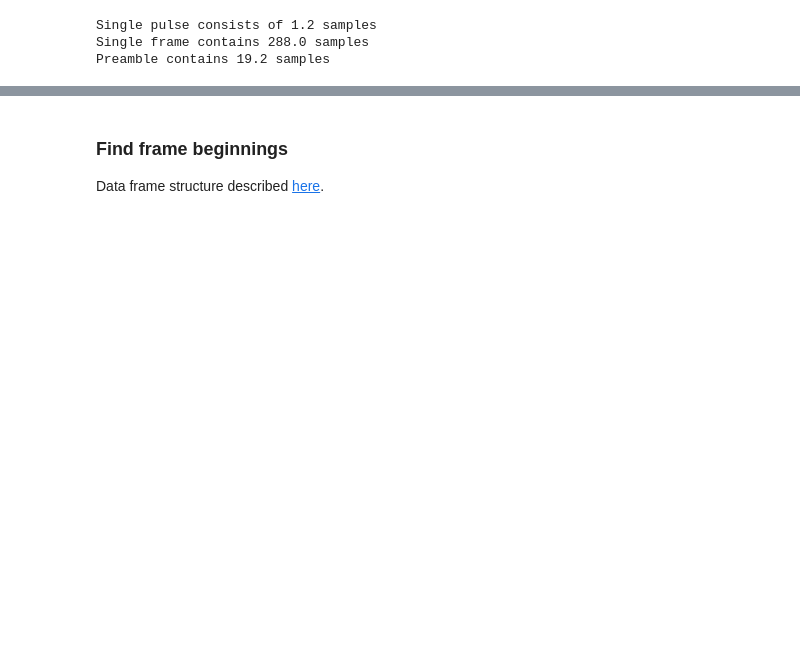
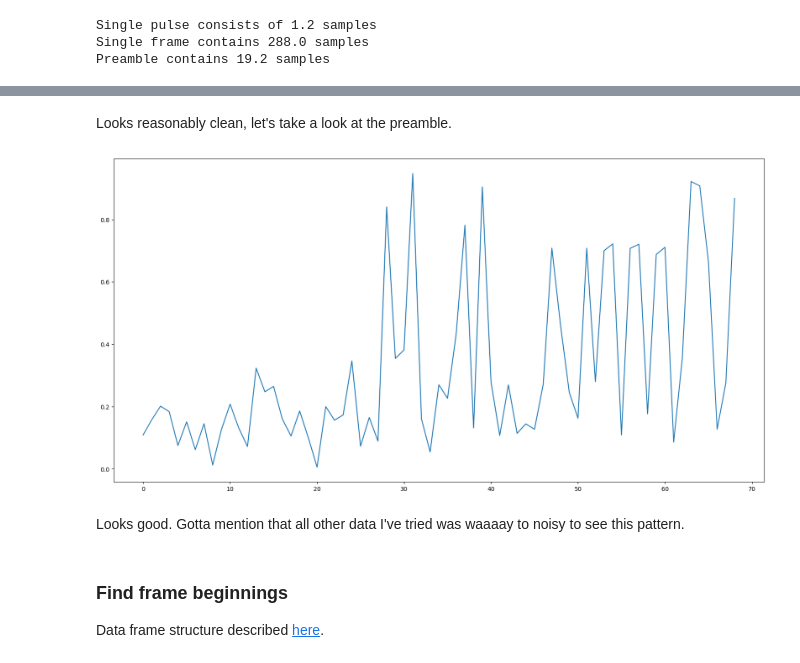
Before and after one commit to enthyp/SDR, a Jupyter notebook: ADS-B.ipynb, the cells around one changed output, grey strips where cells are left out. Saved outputs shown, nothing was run; the diff lists cells and outputs as text; code cells hidden in the pictures; blank space fills up the shorter version.

```diff
--- a/ADS-B.ipynb
+++ b/ADS-B.ipynb
@@ -56,3 +54,11 @@ plot_signals([np.abs(iq_samples)], start=start, width=width)
+# %% [markdown]
+Looks reasonably clean, let's take a look at the preamble.
+# %%
+plot_signals([adsb_signal], start=start+50, width=int(50 + preamble_size_samples))
+# %% [output]
+[figure, added]
+# %% [markdown]
+Looks good. Gotta mention that all other data I've tried was waaaay to noisy to see this pattern.
 # %% [markdown]
 ### Find frame beginnings
 Data frame structure described [here](https://www.mathworks.com/help/supportpkg/usrpradio/ug/airplane-tracking-using-ads-b-signals-2.html).
```
Also changed, not shown: parts of 9 cells of this notebook.
